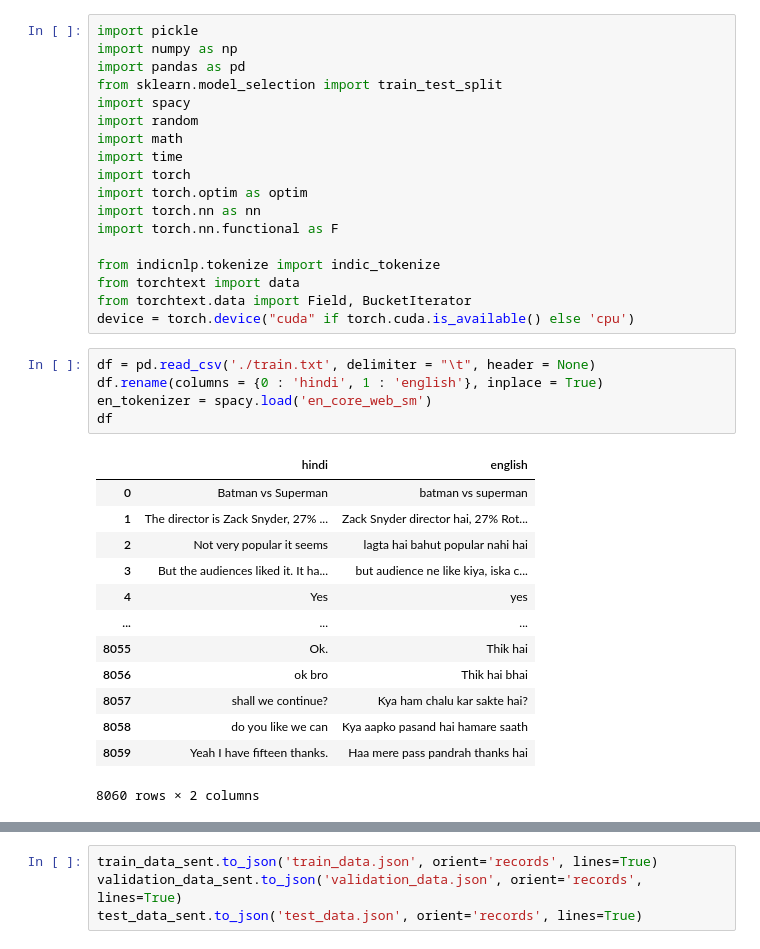
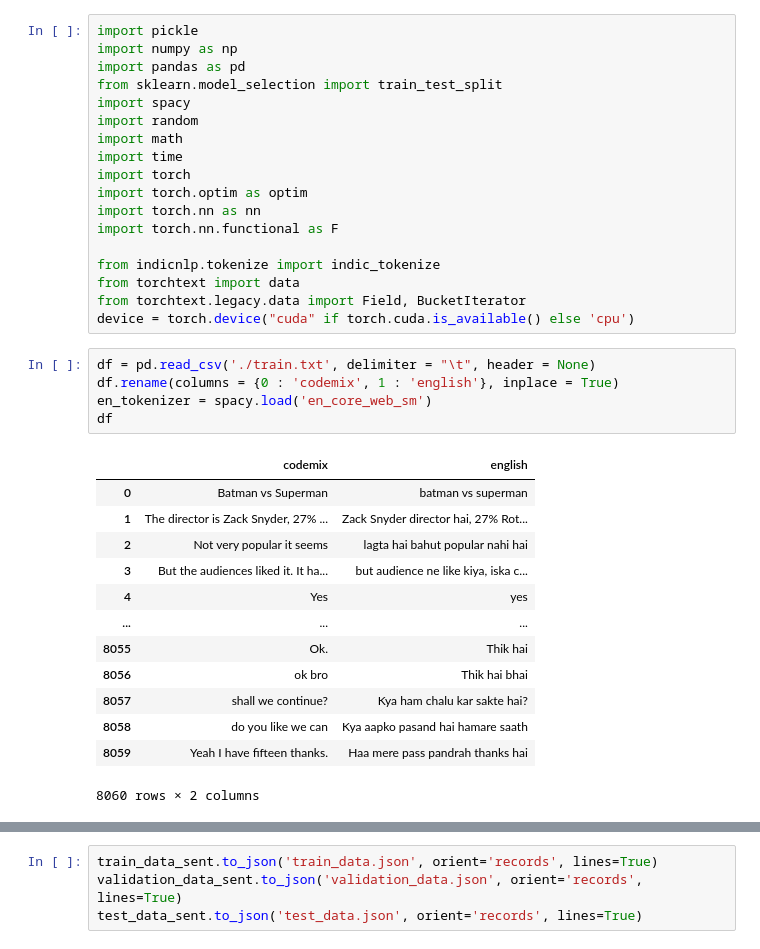
Before and after one commit to anishkasachdeva/CodeMix_Generation-NLP_Project, a Jupyter notebook: codemix_to_english.ipynb, the cells around one changed output, grey strips where cells are left out. Cells and saved outputs as stored; diff of their text form.

```diff
--- a/codemix_to_monolingual.ipynb
+++ b/codemix_to_english.ipynb
@@ -14,15 +14,15 @@ import torch.nn.functional as F
 
 from indicnlp.tokenize import indic_tokenize
 from torchtext import data
-from torchtext.data import Field, BucketIterator
+from torchtext.legacy.data import Field, BucketIterator
 device = torch.device("cuda" if torch.cuda.is_available() else 'cpu')
 # %%
 df = pd.read_csv('./train.txt', delimiter = "\t", header = None)
-df.rename(columns = {0 : 'hindi', 1 : 'english'}, inplace = True)
+df.rename(columns = {0 : 'codemix', 1 : 'english'}, inplace = True)
 en_tokenizer = spacy.load('en_core_web_sm')
 df
 # %% [output]
-|  | hindi | english |
+|  | codemix | english |
 | 0 | Batman vs Superman | batman vs superman |
 | 1 | The director is Zack Snyder, 27% ... | Zack Snyder director hai, 27% Rot... |
 | 2 | Not very popular it seems | lagta hai bahut popular nahi hai |
```
Also changed, not shown: parts of 5 cells of this notebook, 4 other files.
